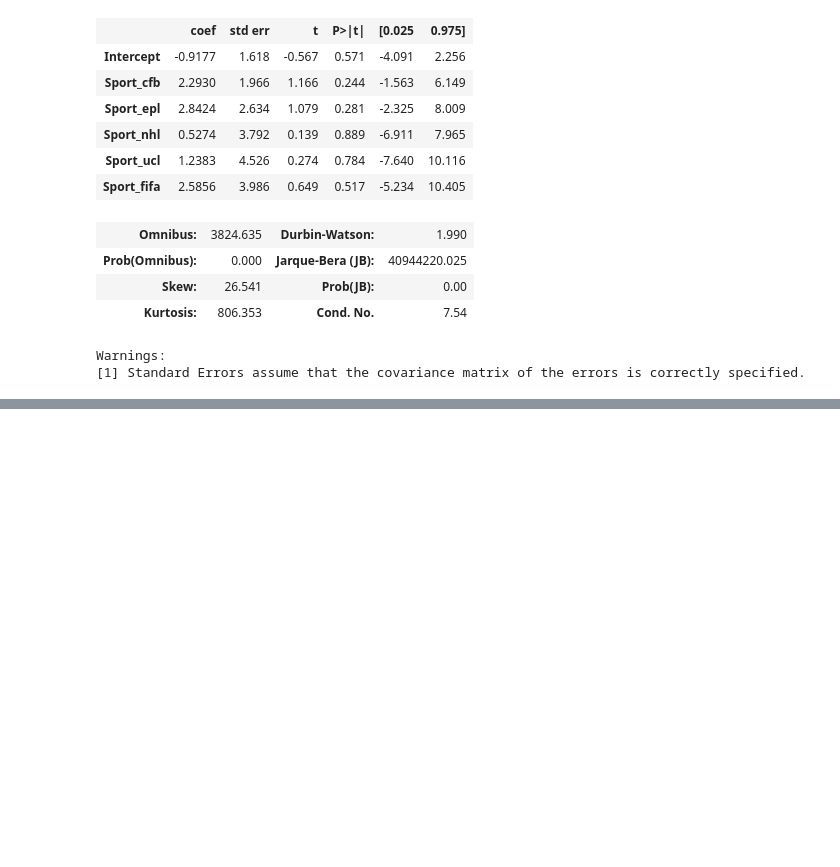
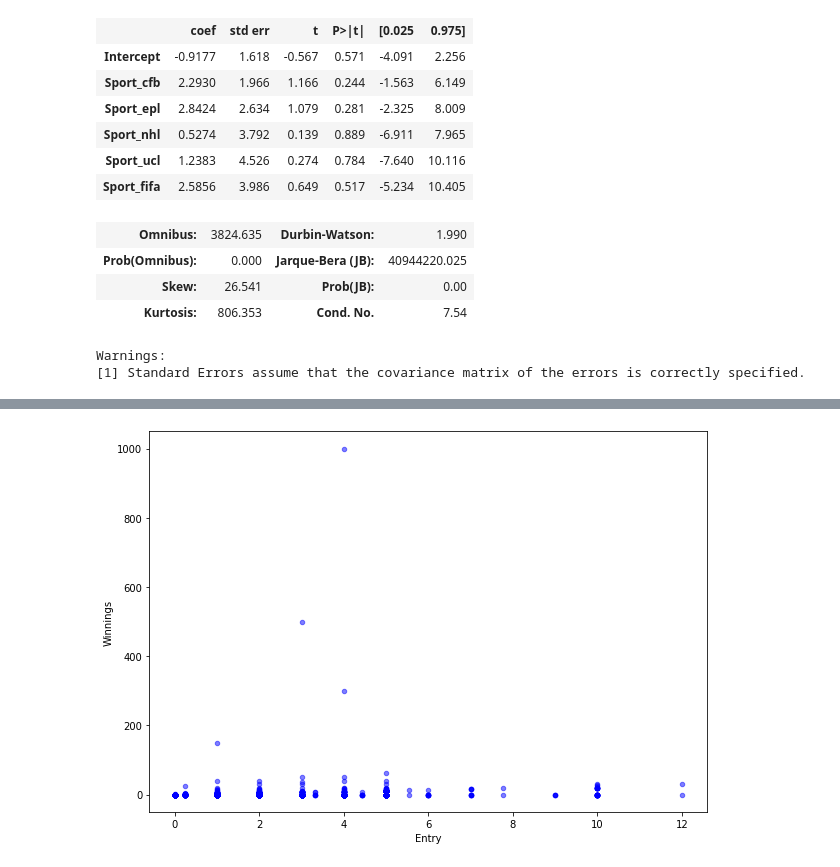
Before and after one commit to triolinho/verbose-octo-sniffle, a Jupyter notebook: fanduel_notebook.ipynb, the cells around one changed output, grey strips where cells are left out. Saved outputs shown, nothing was run; the diff lists cells and outputs as text; code cells hidden in the pictures; blank space fills up the shorter version.

```diff
--- a/fanduel_notebook.ipynb
+++ b/fanduel_notebook.ipynb
@@ -846,2 +914,4 @@ ValueError: too many values to unpack (expected 2)
 # %%
-ax1 = fd_od_2[['Gender'] == 'Male'].plot(kind='scatter', x='Height', y='Weight', color='blue', alpha=0.5, figsize=(10, 7))
+ax1 = fd_od_2[fd_od_2['Entry'] < 100].plot(kind='scatter', x='Entry', y='Winnings', color='blue', alpha=0.5, figsize=(10, 7))
+# %% [output]
+[figure, added]
```
Also changed, not shown: parts of 17 cells of this notebook, 2 other files.
